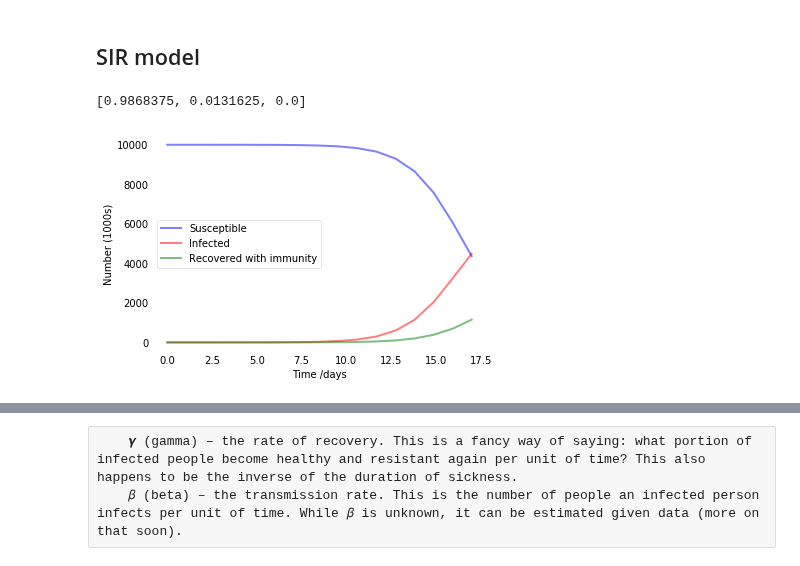
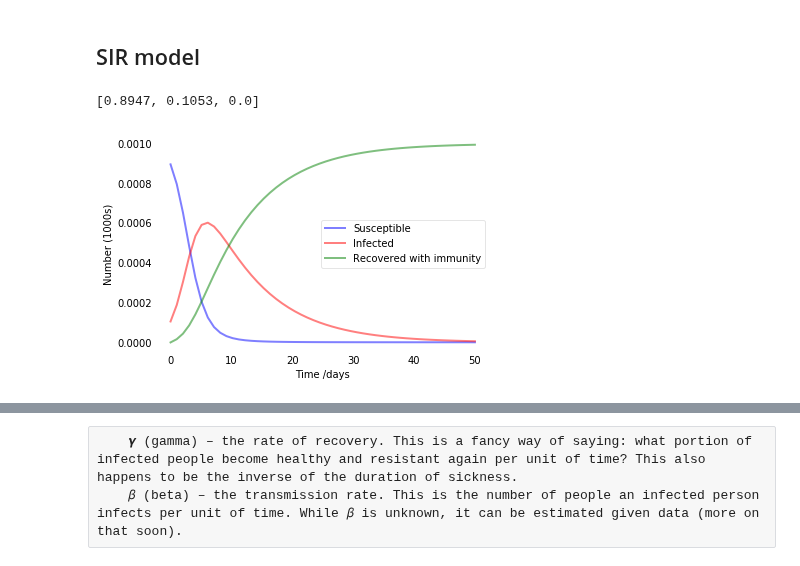
Before and after one commit to guidolo/COVID-DASH, a Jupyter notebook: SIRModel_FIM_Matrix.ipynb, the cells around one changed output, grey strips where cells are left out. Saved outputs shown, nothing was run; the diff lists cells and outputs as text; code cells hidden in the pictures.

Commit message:
add SIR models

```diff
--- a/SIRModel_FIM_Matrix.ipynb
+++ b/SIRModel_FIM_Matrix.ipynb
@@ -31,6 +34,6 @@ PAIS = 'Italy'
 data = df_act[PAIS][df_act[PAIS]>=1000].values
 
 # A grid of time points (in days)
-t = np.linspace(0, len(data), len(data))
+times = np.linspace(0, len(data), len(data))
 # %% [markdown]
 ## SIR model
@@ -39,9 +48,10 @@ import Python.sir_ode as sir_ode
 # %%
-params = [0.4, 0.25, 80000.0]
+#### Set initial parameter values and initial states ####
+params = [0.8, 1/9, 10000.0]#make sure all the params and inition states are float
 paramnames = ['beta', 'gamma', 'k']
 ini = sir_ode.x0fcn(params,data)
-ini
+print(ini)
 # %% [output]
-[0.9868375, 0.0131625, 0.0]
+[0.8947, 0.1053, 0.0]
 # %%
-res = odeint(sir_ode.model, ini, t, args=(params,))
+res = ode(sir_ode.model, ini, times, args=(params,))
@@ -78,27 +75,9 @@ def plot_sir(S, I , R):
     for spine in ('top', 'right', 'bottom', 'left'):
         ax.spines[spine].set_visible(False)
     plt.show()
-# %%
-
-
-# Total population, N.
-N = 10000
-
-# Initial number of infected and recovered individuals, I0 and R0.
-I0, R0 = 100, 0
-
-# Everyone else, S0, is susceptible to infection initially.
-S0 = N - I0 - R0
-
-# Contact rate, beta, and mean recovery rate, gamma, (in 1/days).
-beta, gamma = 0.8, 1./9
-
-# A grid of time points (in days)
-t = np.linspace(0, 17, 17)
-# Initial conditions vector
-y0 = [S0, I0, R0]
-
-S, I, R = solver(deriv, y0, t, (N, beta, gamma))
-plot_sir(S, I , R)
-# %% [output]
-[figure, removed]
+# %%
+#res = odeint(sir_ode.model, ini, t, args=(params,))
+S, I , R = res.T
+plot_sir(S, I , R)
+# %% [output]
+[figure, added]
```
Also changed, not shown: parts of 18 cells of this notebook, 2 other files.
